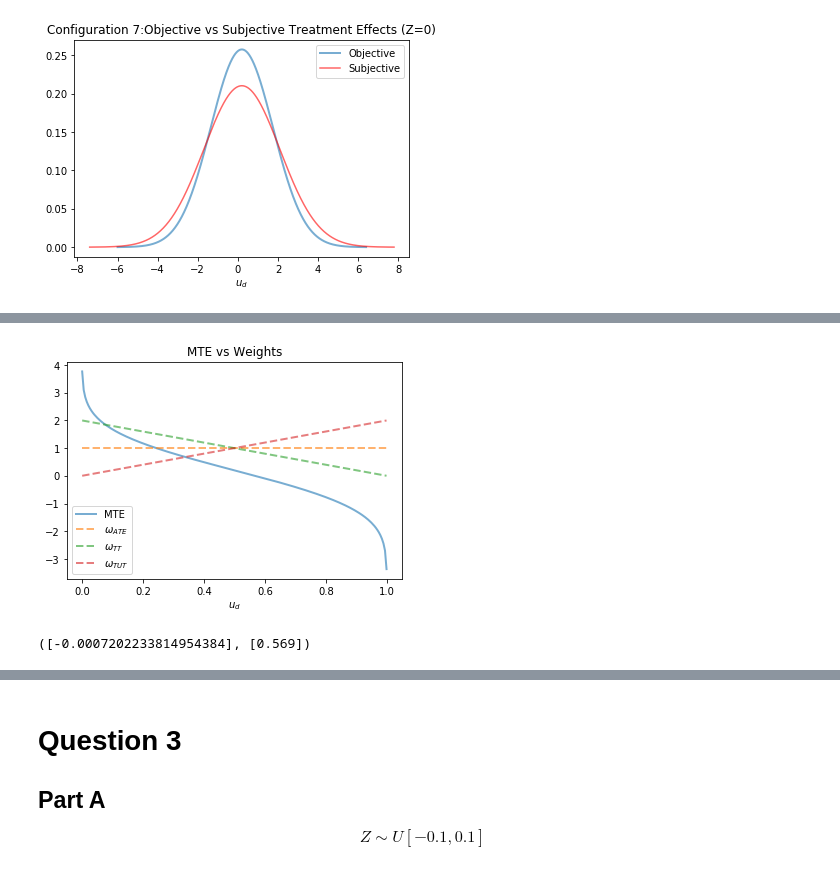
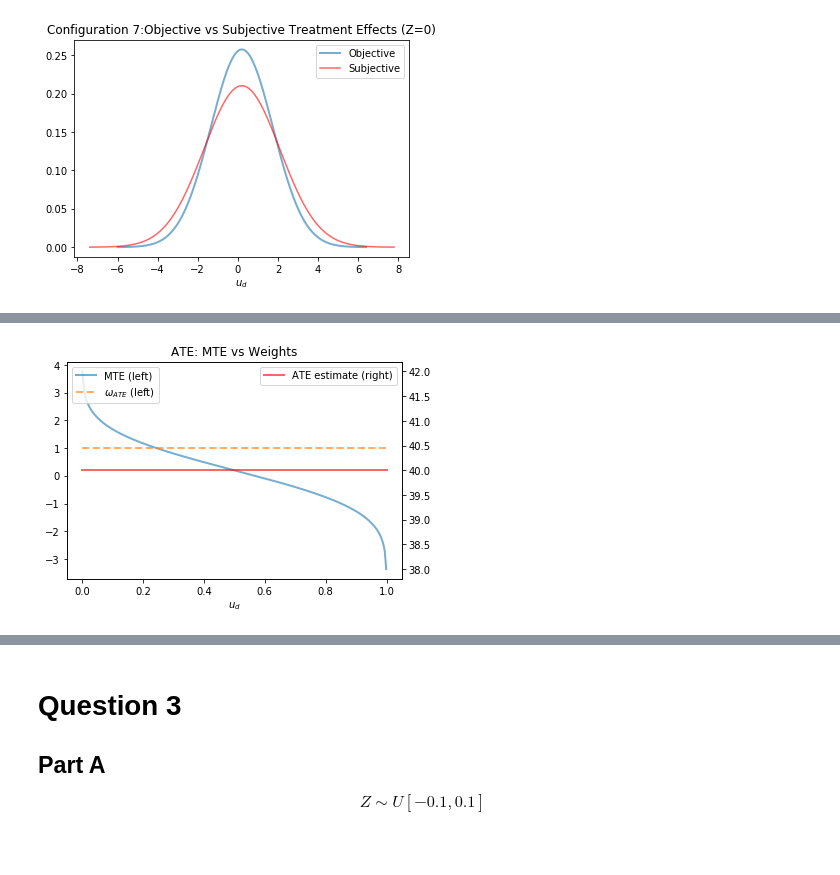
Before and after one commit to jeannesorin/Skwad, a Jupyter notebook: Empirical Analysis III/Problem Sets/Heckman Pset 3/Problem Set 3 MSG.ipynb, the cells around one changed output, grey strips where cells are left out. Drawn from its saved outputs; the diff is of its cells as text; code cells hidden in the pictures.

Commit message:
updated weights segment of Heckmen pset 3 code

```diff
--- a/Empirical Analysis III/Problem Sets/Heckman Pset 3/Problem Set 3.ipynb
+++ b/Empirical Analysis III/Problem Sets/Heckman Pset 3/Problem Set 3 MSG.ipynb
@@ -216,47 +216,65 @@ ATE, TOT, TUT, linear IV, OLS, PRTE
     =& \left(\mathbb{E}[P(Z)|P(Z)>u_D] - \mathbb{E}[P(Z)]\right)\frac{\mathbb{E}[P(Z)]}{Var(P(Z))}
 \end{align*}
 # %%
-#extract MTE, u_t values for given configuration, and create some useful parameters
-Θ = Θ_1
-MTE_values, u_d_values = MTE(Θ = Θ)
+def weights(u_d= np.linspace(0.001,0.999,200), z_support = [-0.5,0.5], z_alt = [1,2], β =0.2 , Θ=[1,1,1,0,0,0]):
 
-#unpacking parameters
-σ_1, σ_0, σ_v, σ_01, σ_0v, σ_1v = Θ[0],Θ[1],Θ[2],Θ[3],Θ[4],Θ[5]
+    #extract MTE, u_t values for given configuration, and create some useful parameters
+    MTE_values, u_d_values = MTE(u_d = u_d, β = β, Θ = Θ)
 
-#calculate parameters needed to evaluate
-ζ_0 = σ_0 + σ_0v -σ_01
-ζ_1 = σ_01 + σ_1v - σ_1
-σ = (σ_1 + σ_0 + σ_v - 2*(σ_01 + σ_1v - σ_0v))**0.5 #this is standard deviation
+    #unpacking parameters
+    σ_1, σ_0, σ_v, σ_01, σ_0v, σ_1v = Θ[0],Θ[1],Θ[2],Θ[3],Θ[4],Θ[5]
 
+    #calculate parameters needed to evaluate
+    ζ_0 = σ_0 + σ_0v -σ_01
+    ζ_1 = σ_01 + σ_1v - σ_1
+    σ = (σ_1 + σ_0 + σ_v - 2*(σ_01 + σ_1v - σ_0v))**0.5 #this is standard deviation
 
-#ATE weights
-ω_ATE = np.ones(len(u_d_values))
+    #create sample of P(z)
+    p_set = [norm.cdf((β-z)/σ) for z in np.random.uniform(z_support[0],z_support[1],10000)]
+    #create sample of P(z) under alternative policy
+    p_set_alt = [norm.cdf((β-z)/σ) for z in np.random.uniform(z_alt[0],z_alt[1],10000)]
+    #calculate unconditional moments
+    mean_p = np.mean(p_set)
+    var_p = np.var(p_set)
 
-#TT weights
-ω_TT = [2*(1-u) for u in u_d_values]
+    #create CDF for u_d
+    F_z = lambda u : len([p for p in p_set if p <= u])/len(p_set)
+    F_z_alt = lambda u : len([p for p in p_set_alt if p <= u])/len(p_set_alt)
 
-#TUT weights
-ω_TUT = [2*u for u in u_d_values]
+    #ATE weights
+    ω_ATE = np.ones(len(u_d_values))
 
-#OLS weights
-ω_OLS = [1+ (2*norm.ppf(u_d_values[i]))/(MTE_values[i]*σ)*(ζ_1*(1-u_d_values[i])+ζ_0*u_d_values[i]) for i in range(len(u_d_values))]
+    #TT weights
+    ω_TT = [(1-F_z(u))/mean_p for u in u_d_values]
 
-#PRTE weights
+    #TUT weights
+    ω_TUT = [F_z(u)/(1-mean_p) for u in u_d_values]
 
+    #OLS weights
+    ω_OLS = [1+ (2*norm.ppf(u_d_values[i]))/(MTE_values[i]*σ)*(ζ_1*ω_TT[i] + ζ_0*ω_TUT[i]) for i in range(len(u_d_values))]
 
-fig, ax = plt.subplots()
-ax.plot(u_d_values, MTE_values, linewidth=2, alpha=0.6, label='MTE')
-ax.plot(u_d_values, ω_ATE, linestyle='dashed', linewidth=2, alpha=0.6, label='$ω_{ATE}$')
-ax.plot(u_d_values, ω_TT, linestyle='dashed', linewidth=2, alpha=0.6, label='$ω_{TT}$')
-ax.plot(u_d_values, ω_TUT, linestyle='dashed', linewidth=2, alpha=0.6, label='$ω_{TUT}$')
-#ax.plot(u_d_values, ω_OLS, linestyle='dashed', linewidth=2, alpha=0.6, label='$ω_{OLS}$')
+    ##IV weights
+    ω_IV = np.nan_to_num([(np.mean([p for p in p_set if p >= u]) - mean_p)*(mean_p/var_p) for u in u_d_values])
 
-ax.legend(loc='best')
-ax.set_title('MTE vs Weights')
-ax.set_xlabel('$u_d$')
-plt.show()
+    ##PRTE weights for support change
+    ω_PRTE = [F_z_alt(u) - F_z(u) for u in u_d_values]
 
-MTE(u_d =[0.569], Θ = Θ)
+    return MTE_values, u_d_values, ω_ATE, ω_TT, ω_TUT, ω_OLS, ω_IV, ω_PRTE
+
+MTE_values, u_d_values, ω_ATE, ω_TT, ω_TUT, ω_OLS, ω_IV, ω_PRTE = weights()
+
+for weights in ['ATE','TT','TUT','OLS','IV','PRTE']:
+    ω = globals()["ω_" + weights]
+    estimator = np.dot(MTE_values,ω)
+    fig, ax = plt.subplots()
+    ax.plot(u_d_values, MTE_values, linewidth=2, alpha=0.6, label='MTE (left)')
+    ax.plot(u_d_values, ω, linestyle='dashed', linewidth=2, alpha=0.6, label='$ω_{' + weights +'}$ (left)')
+    ax2 = ax.twinx()
+    ax2.plot([0,1], [estimator, estimator], linewidth=2, alpha=0.6, color = 'red', label= weights + ' estimate (right)')
+    ax.legend(loc='upper left')
+    ax2.legend(loc='upper right')
+    ax.set_title(weights+ ': MTE vs Weights')
+    ax.set_xlabel('$u_d$')
+    plt.show()
 # %% [output]
-[figure, old version]
+[figure, new version]
-([-0.0007202233814954384], [0.569])
```
Also changed, not shown: parts of 7 cells of this notebook, 1 other file.
